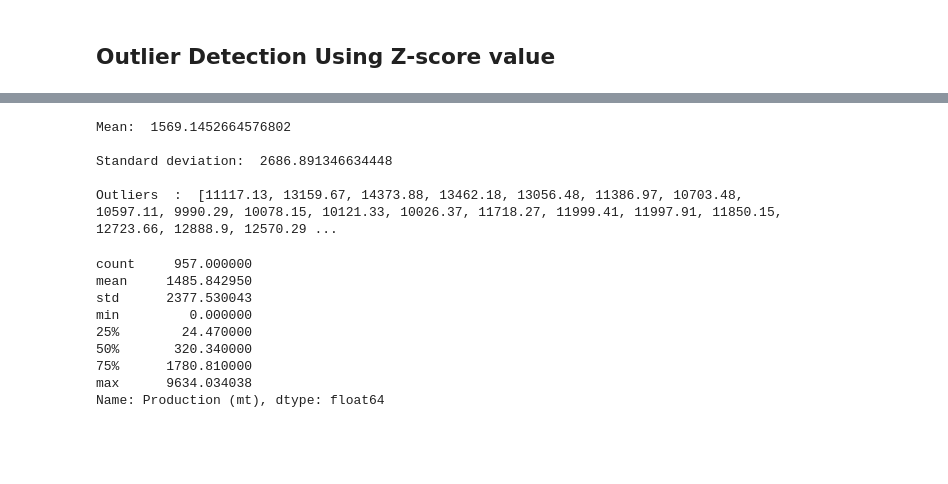
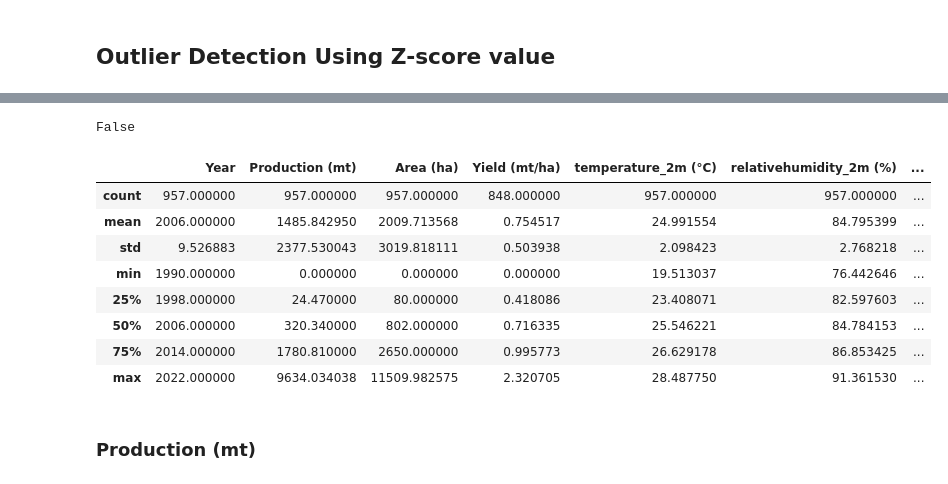
Before and after one commit to darahmanayaga/thesis-2, a Jupyter notebook: preprocessing.ipynb, the cells around one changed output, grey strips where cells are left out. Cells and saved outputs as stored; diff of their text form; code cells hidden in the pictures; blank space fills up the shorter version.

Commit message:
started working on outlier treatment except weathercode

```diff
--- a/preprocessing.ipynb
+++ b/preprocessing.ipynb
@@ -11,4 +31,4 @@ import matplotlib.pyplot as plt
 import seaborn as sns
 # %%
 df = pd.read_csv('Yield_Weather.csv')
-df
+df = df.drop(columns=['Unnamed: 0'])
@@ -114,19 +74,0 @@ False
-# %%
-mean = np.mean(df2['Production (mt)'])
-std = np.std(df2['Production (mt)'])
-
-threshold = 3
-outliers = []
-for x in df2['Production (mt)']:
-    z_score = (x - mean) / std
-    if abs(z_score) > threshold:
-        outliers.append(x)
-print("Mean: ",mean)
-print("\nStandard deviation: ",std)
-print("\nOutliers  : ", outliers)
-# %% [output]
-Mean:  1569.1452664576802
-
-Standard deviation:  2686.891346634448
-
-Outliers  :  [11117.13, 13159.67, 14373.88, 13462.18, 13056.48, 11386.97, 10703.48, 10597.11, 9990.29, 10078.15, 10121.33, 10026.37, 11718.27, 11999.41, 11997.91, 11850.15, 12723.66, 12888.9, 12570.29 ...
@@ -146,12 +75,20 @@ df2['Production (mt)'] = np.where(
-# %%
-df2['Production (mt)'].describe()
-# %% [output]
-count     957.000000
-mean     1485.842950
-std      2377.530043
-min         0.000000
-25%        24.470000
-50%       320.340000
-75%      1780.810000
-max      9634.034038
-Name: Production (mt), dtype: float64
+# %%
+df['Yield (mt/ha)'] = df['Yield (mt/ha)'].fillna(0)
+# %%
+df.isnull().values.any()
+# %% [output]
+False
+# %%
+df.describe()
+# %% [output]
+|  | Year | Production (mt) | Area (ha) | Yield (mt/ha) | temperature_2m (°C) | relativehumidity_2m (%) | ... |
+| count | 957.000000 | 957.000000 | 957.000000 | 848.000000 | 957.000000 | 957.000000 | ... |
+| mean | 2006.000000 | 1485.842950 | 2009.713568 | 0.754517 | 24.991554 | 84.795399 | ... |
+| std | 9.526883 | 2377.530043 | 3019.818111 | 0.503938 | 2.098423 | 2.768218 | ... |
+| min | 1990.000000 | 0.000000 | 0.000000 | 0.000000 | 19.513037 | 76.442646 | ... |
+| 25% | 1998.000000 | 24.470000 | 80.000000 | 0.418086 | 23.408071 | 82.597603 | ... |
+| 50% | 2006.000000 | 320.340000 | 802.000000 | 0.716335 | 25.546221 | 84.784153 | ... |
+| 75% | 2014.000000 | 1780.810000 | 2650.000000 | 0.995773 | 26.629178 | 86.853425 | ... |
+| max | 2022.000000 | 9634.034038 | 11509.982575 | 2.320705 | 28.487750 | 91.361530 | ... |
+# %% [markdown]
+### Production (mt)
```
Also changed, not shown: parts of 88 cells of this notebook.
